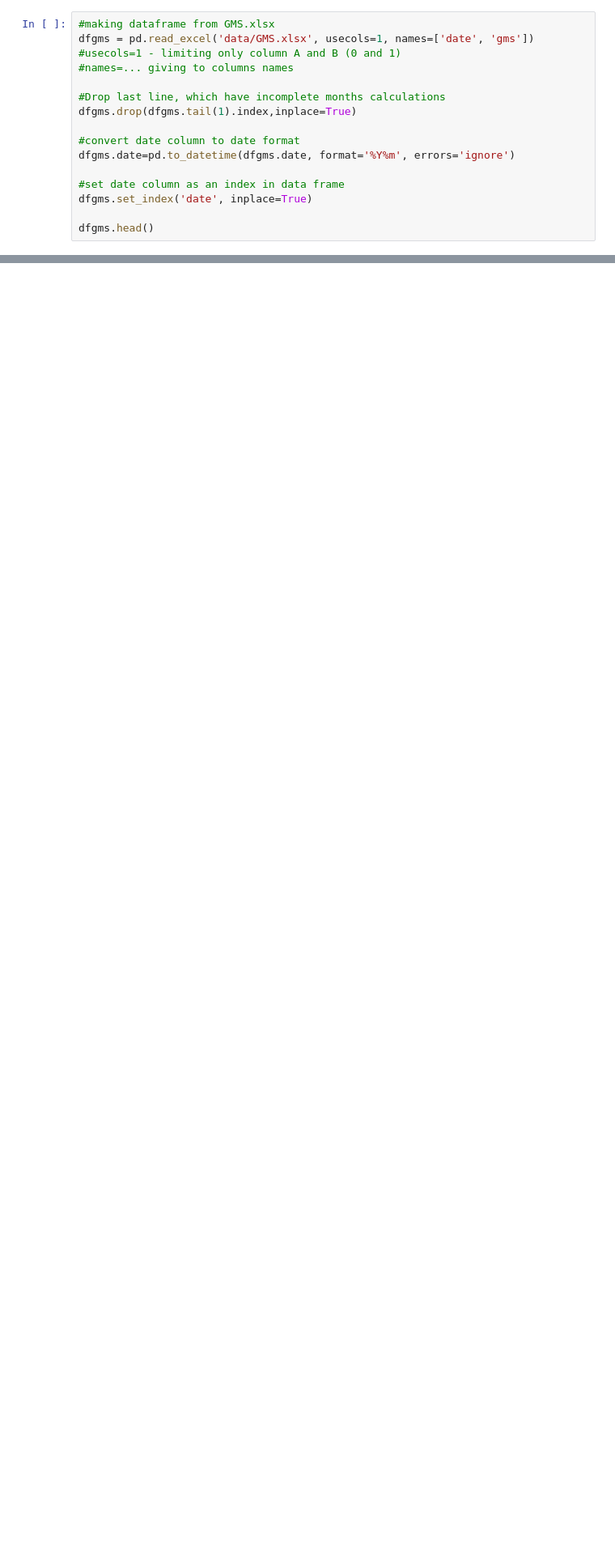
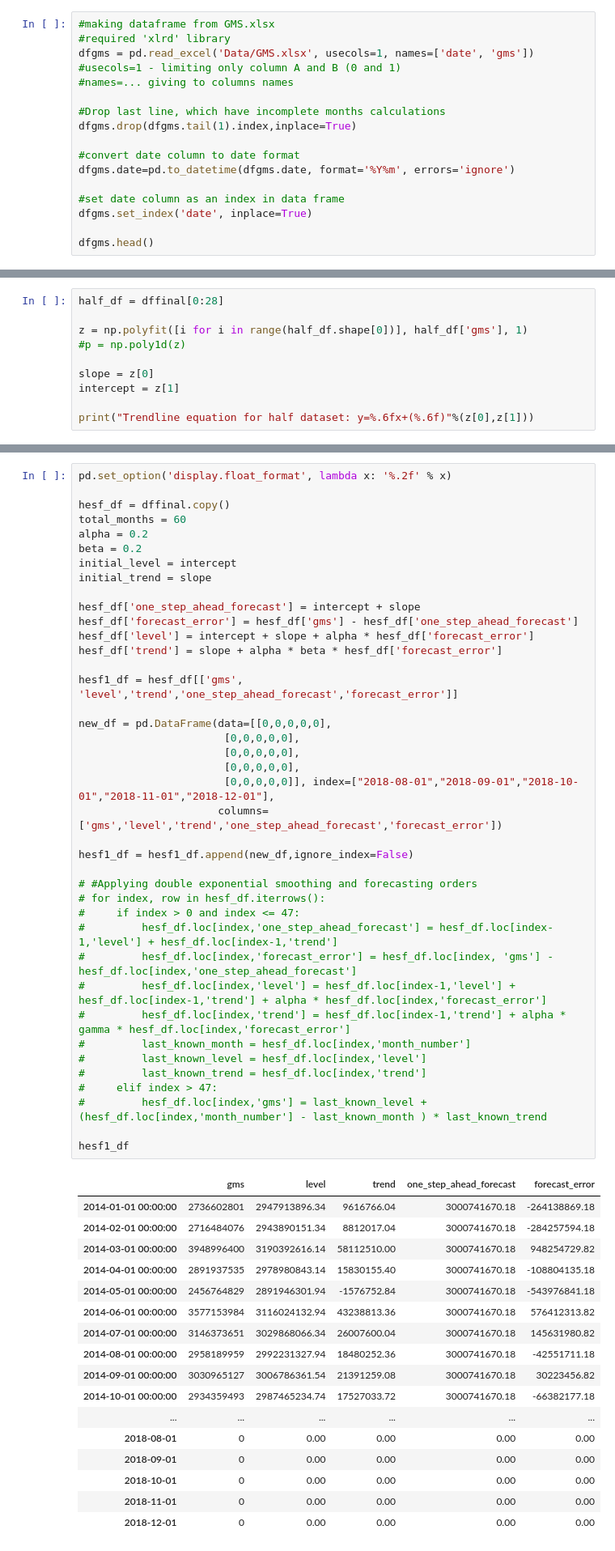
Before and after one commit to Wildbird74/Forecast, a Jupyter notebook: Forecast.ipynb, the cells around one changed output, grey strips where cells are left out. Shown at 81% size. Saved outputs shown, nothing was run; the diff lists cells and outputs as text; blank space fills up the shorter version.

Commit message:
Trendlines

```diff
--- a/Forecast.ipynb
+++ b/Forecast.ipynb
@@ -10,7 +10,8 @@ import matplotlib.pyplot as plt
 sns.set()
 # %%
 #making dataframe from GMS.xlsx
-dfgms = pd.read_excel('data/GMS.xlsx', usecols=1, names=['date', 'gms'])
+#required 'xlrd' library
+dfgms = pd.read_excel('Data/GMS.xlsx', usecols=1, names=['date', 'gms'])
 #usecols=1 - limiting only column A and B (0 and 1)
 #names=... giving to columns names
 
@@ -91,3 +102,13 @@ dffinal.corr()
 |  | gms | Actual Cost |
 | gms | 1.000000 | 0.640336 |
 | Actual Cost | 0.640336 | 1.000000 |
+# %%
+half_df = dffinal[0:28]
+
+z = np.polyfit([i for i in range(half_df.shape[0])], half_df['gms'], 1)
+#p = np.poly1d(z)
+
+slope = z[0]
+intercept = z[1]
+
+print("Trendline equation for half dataset: y=%.6fx+(%.6f)"%(z[0],z[1]))
@@ -93,0 +117,58 @@ dffinal.corr()
+# %%
+pd.set_option('display.float_format', lambda x: '%.2f' % x)
+
+hesf_df = dffinal.copy()
+total_months = 60
+alpha = 0.2
+beta = 0.2
+initial_level = intercept
+initial_trend = slope
+
+hesf_df['one_step_ahead_forecast'] = intercept + slope
+hesf_df['forecast_error'] = hesf_df['gms'] - hesf_df['one_step_ahead_forecast']
+hesf_df['level'] = intercept + slope + alpha * hesf_df['forecast_error']
+hesf_df['trend'] = slope + alpha * beta * hesf_df['forecast_error']
+
+hesf1_df = hesf_df[['gms', 'level','trend','one_step_ahead_forecast','forecast_error']]
+
+new_df = pd.DataFrame(data=[[0,0,0,0,0],
+                       [0,0,0,0,0],
+                       [0,0,0,0,0],
+                       [0,0,0,0,0],
+                       [0,0,0,0,0]], index=["2018-08-01","2018-09-01","2018-10-01","2018-11-01","2018-12-01"],
+                      columns=['gms','level','trend','one_step_ahead_forecast','forecast_error'])
+
+hesf1_df = hesf1_df.append(new_df,ignore_index=False)
+
+# #Applying double exponential smoothing and forecasting orders
+# for index, row in hesf_df.iterrows():
+#     if index > 0 and index <= 47:
+#         hesf_df.loc[index,'one_step_ahead_forecast'] = hesf_df.loc[index-1,'level'] + hesf_df.loc[index-1,'trend']
+#         hesf_df.loc[index,'forecast_error'] = hesf_df.loc[index, 'gms'] - hesf_df.loc[index,'one_step_ahead_forecast']
+#         hesf_df.loc[index,'level'] = hesf_df.loc[index-1,'level'] + hesf_df.loc[index-1,'trend'] + alpha * hesf_df.loc[index,'forecast_error']
+#         hesf_df.loc[index,'trend'] = hesf_df.loc[index-1,'trend'] + alpha * gamma * hesf_df.loc[index,'forecast_error']
+#         last_known_month = hesf_df.loc[index,'month_number']
+#         last_known_level = hesf_df.loc[index,'level']
+#         last_known_trend = hesf_df.loc[index,'trend']
+#     elif index > 47:
+#         hesf_df.loc[index,'gms'] = last_known_level + (hesf_df.loc[index,'month_number'] - last_known_month ) * last_known_trend
+
+hesf1_df
+# %% [output]
+|  | gms | level | trend | one_step_ahead_forecast | forecast_error |
+| 2014-01-01 00:00:00 | 2736602801 | 2947913896.34 | 9616766.04 | 3000741670.18 | -264138869.18 |
+| 2014-02-01 00:00:00 | 2716484076 | 2943890151.34 | 8812017.04 | 3000741670.18 | -284257594.18 |
+| 2014-03-01 00:00:00 | 3948996400 | 3190392616.14 | 58112510.00 | 3000741670.18 | 948254729.82 |
+| 2014-04-01 00:00:00 | 2891937535 | 2978980843.14 | 15830155.40 | 3000741670.18 | -108804135.18 |
+| 2014-05-01 00:00:00 | 2456764829 | 2891946301.94 | -1576752.84 | 3000741670.18 | -543976841.18 |
+| 2014-06-01 00:00:00 | 3577153984 | 3116024132.94 | 43238813.36 | 3000741670.18 | 576412313.82 |
+| 2014-07-01 00:00:00 | 3146373651 | 3029868066.34 | 26007600.04 | 3000741670.18 | 145631980.82 |
+| 2014-08-01 00:00:00 | 2958189959 | 2992231327.94 | 18480252.36 | 3000741670.18 | -42551711.18 |
+| 2014-09-01 00:00:00 | 3030965127 | 3006786361.54 | 21391259.08 | 3000741670.18 | 30223456.82 |
+| 2014-10-01 00:00:00 | 2934359493 | 2987465234.74 | 17527033.72 | 3000741670.18 | -66382177.18 |
+| ... | ... | ... | ... | ... | ... |
+| 2018-08-01 | 0 | 0.00 | 0.00 | 0.00 | 0.00 |
+| 2018-09-01 | 0 | 0.00 | 0.00 | 0.00 | 0.00 |
+| 2018-10-01 | 0 | 0.00 | 0.00 | 0.00 | 0.00 |
+| 2018-11-01 | 0 | 0.00 | 0.00 | 0.00 | 0.00 |
+| 2018-12-01 | 0 | 0.00 | 0.00 | 0.00 | 0.00 |
```
Also changed, not shown: parts of 2 cells of this notebook.
